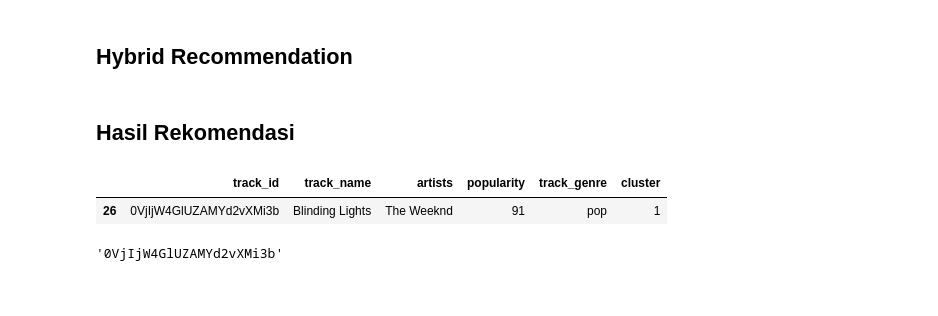
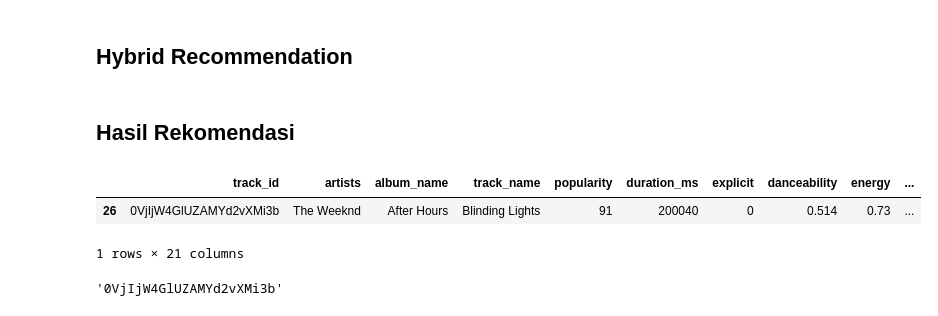
Before and after one commit to reesa-rahayu/spotify-recommender, a Jupyter notebook: notebook.ipynb, the cells around one changed output. Saved outputs shown, nothing was run; the diff lists cells and outputs as text; code cells hidden in the pictures.

```diff
--- a/notebook.ipynb
+++ b/notebook.ipynb
@@ -501,7 +498,0 @@ PCA feature shape: (80533, 9)
-# %%
-from sklearn.cluster import KMeans
-
-kmeans = KMeans(n_clusters=15)
-clusters = kmeans.fit_predict(pca_features)
-data['cluster'] = clusters
-data[['track_name', 'artists', 'cluster']].sample(5)
@@ -606,0 +558,12 @@ def knn_based_recommendations(input_song_name, num_recommendations=5):
+# %%
+wcss = []
+for k in range(5, 51, 5):  # Try from 5 to 50 clusters
+    kmeans = KMeans(n_clusters=k, random_state=42, n_init='auto')
+    kmeans.fit(pca_features)
+    wcss.append(kmeans.inertia_)
+
+plt.plot(range(5, 51, 5), wcss, marker='o')
+plt.title('Elbow Method For Optimal k')
+plt.xlabel('Number of Clusters')
+plt.ylabel('WCSS')
+plt.show()
@@ -606,0 +574,5 @@ def knn_based_recommendations(input_song_name, num_recommendations=5):
+# %%
+kmeans = KMeans(n_clusters=10)
+clusters = kmeans.fit_predict(pca_features)
+data['cluster'] = clusters
+data[['track_name', 'artists', 'cluster']].sample(5)
@@ -654,11 +662,12 @@ def hybrid_recommendation(input_song_name, num_recommendations=5):
 # %%
 input_song_name = 'Blinding Lights'
 song = data.loc[data['track_name'] == input_song_name]
 song = song[0:1]
-song[output_columns]
+song
 # %% [output]
-|  | track_id | track_name | artists | popularity | track_genre | cluster |
-| 26 | 0VjIjW4GlUZAMYd2vXMi3b | Blinding Lights | The Weeknd | 91 | pop | 1 |
+|  | track_id | artists | album_name | track_name | popularity | duration_ms | explicit | danceability | energy | ... |
+| 26 | 0VjIjW4GlUZAMYd2vXMi3b | The Weeknd | After Hours | Blinding Lights | 91 | 200040 | 0 | 0.514 | 0.73 | ... |
+1 rows × 21 columns
 # %%
 input_song_id = song['track_id'].iloc[0]
 input_song_id
```
Also changed, not shown: parts of 22 cells of this notebook.
